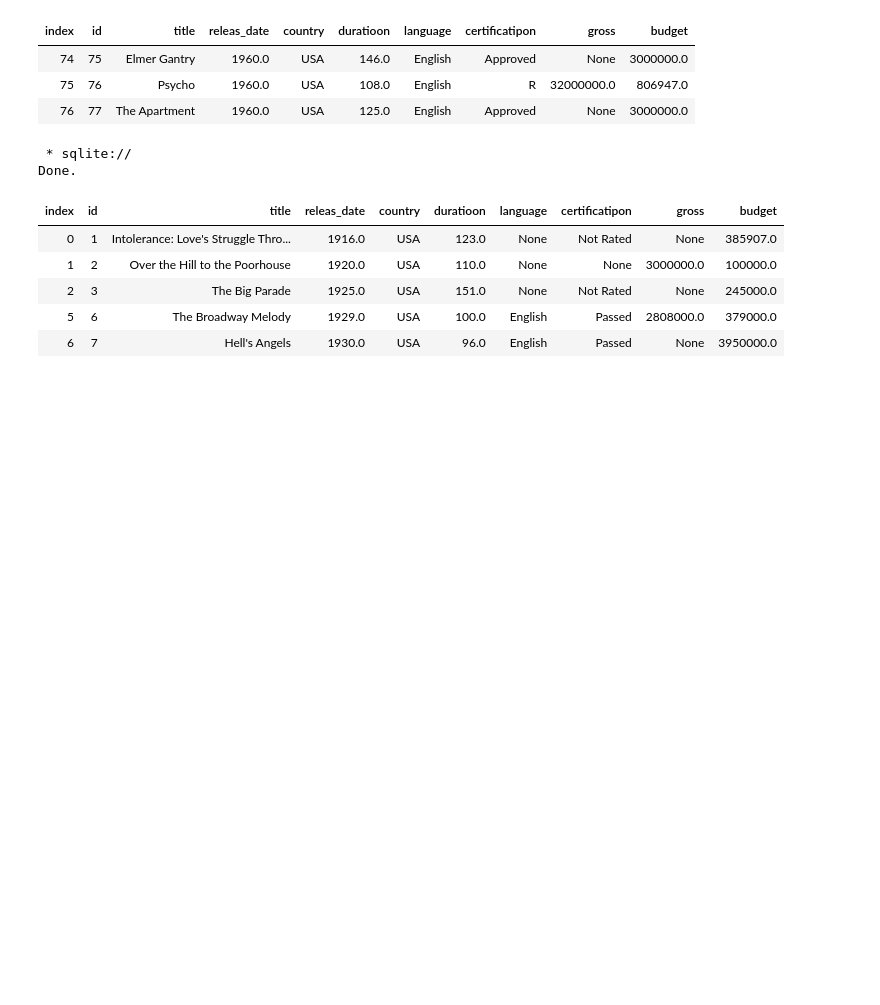
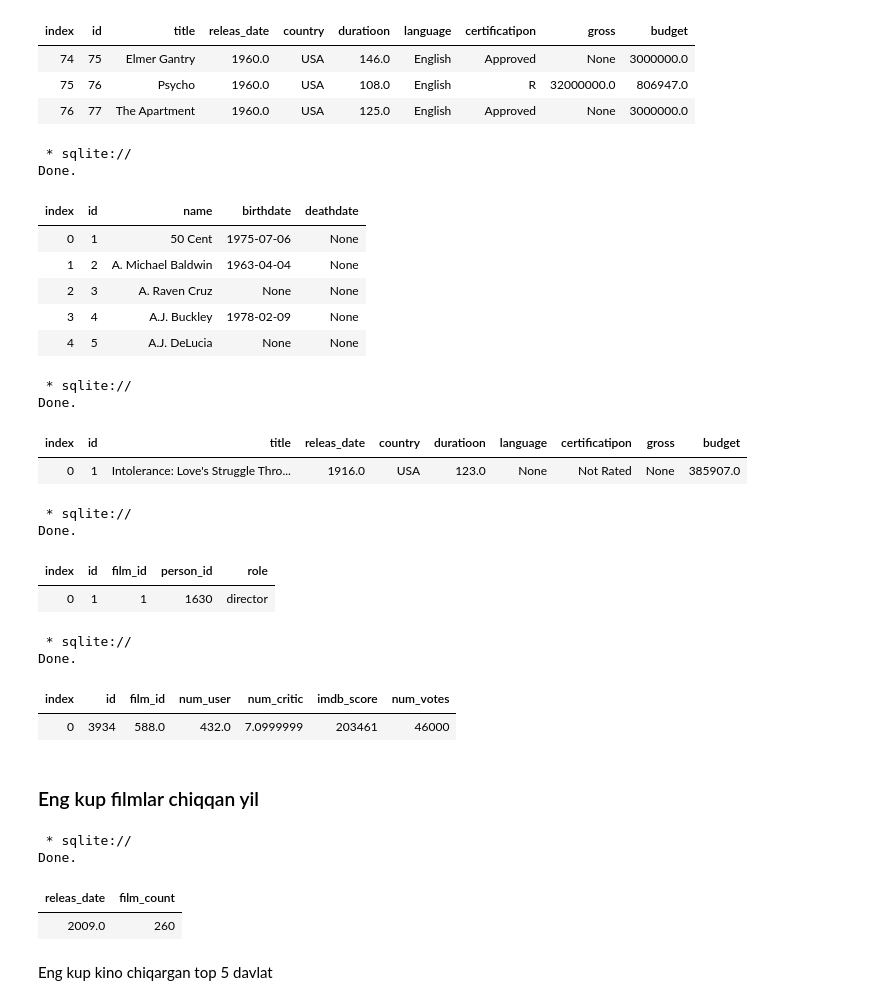
Before and after one commit to UznetDev/Data-science-home-work, a Jupyter notebook: 16_Avg_2024_home_work.ipynb, the cells around one changed output. Drawn from its saved outputs; the diff is of its cells as text; code cells hidden in the pictures; blank space fills up the shorter version.

```diff
--- a/16_Avg_2024_home_work.ipynb
+++ b/16_Avg_2024_home_work.ipynb
@@ -219,15 +219,56 @@ Done.
 | 75 | 76 | Psycho | 1960.0 | USA | 108.0 | English | R | 32000000.0 | 806947.0 |
 | 76 | 77 | The Apartment | 1960.0 | USA | 125.0 | English | Approved | None | 3000000.0 |
 # %%
-%%sql SELECT * FROM films
-WHERE country = 'USA'
+%%sql SELECT * FROM people
 LIMIT 5;
 # %% [output]
  * sqlite://
 Done.
-| index | id | title | releas_date | country | duratioon | language | certificatipon | gross | budget |
-| 0 | 1 | Intolerance: Love's Struggle Thro... | 1916.0 | USA | 123.0 | None | Not Rated | None | 385907.0 |
-| 1 | 2 | Over the Hill to the Poorhouse | 1920.0 | USA | 110.0 | None | None | 3000000.0 | 100000.0 |
-| 2 | 3 | The Big Parade | 1925.0 | USA | 151.0 | None | Not Rated | None | 245000.0 |
-| 5 | 6 | The Broadway Melody | 1929.0 | USA | 100.0 | English | Passed | 2808000.0 | 379000.0 |
-| 6 | 7 | Hell's Angels | 1930.0 | USA | 96.0 | English | Passed | None | 3950000.0 |
+| index | id | name | birthdate | deathdate |
+| 0 | 1 | 50 Cent | 1975-07-06 | None |
+| 1 | 2 | A. Michael Baldwin | 1963-04-04 | None |
+| 2 | 3 | A. Raven Cruz | None | None |
+| 3 | 4 | A.J. Buckley | 1978-02-09 | None |
+| 4 | 5 | A.J. DeLucia | None | None |
+# %%
+%%sql SELECT *
+FROM films
+LIMIT 1;
+# %% [output]
+ * sqlite://
+Done.
+| index | id | title | releas_date | country | duratioon | language | certificatipon | gross | budget |
+| 0 | 1 | Intolerance: Love's Struggle Thro... | 1916.0 | USA | 123.0 | None | Not Rated | None | 385907.0 |
+# %%
+%%sql SELECT *
+FROM roles
+LIMIT 1;
+# %% [output]
+ * sqlite://
+Done.
+| index | id | film_id | person_id | role |
+| 0 | 1 | 1 | 1630 | director |
+# %%
+%%sql SELECT *
+FROM reviews
+LIMIT 1;
+# %% [output]
+ * sqlite://
+Done.
+| index | id | film_id | num_user | num_critic | imdb_score | num_votes |
+| 0 | 3934 | 588.0 | 432.0 | 7.0999999 | 203461 | 46000 |
+# %% [markdown]
+### Eng kup filmlar chiqqan yil
+# %%
+%%sql SELECT releas_date, COUNT(*) as film_count
+FROM films
+GROUP BY releas_date
+ORDER BY film_count DESC
+LIMIT 1;
+# %% [output]
+ * sqlite://
+Done.
+| releas_date | film_count |
+| 2009.0 | 260 |
+# %% [markdown]
+Eng kup kino chiqargan top 5 davlat
```
Also changed, not shown: parts of 27 cells of this notebook.
